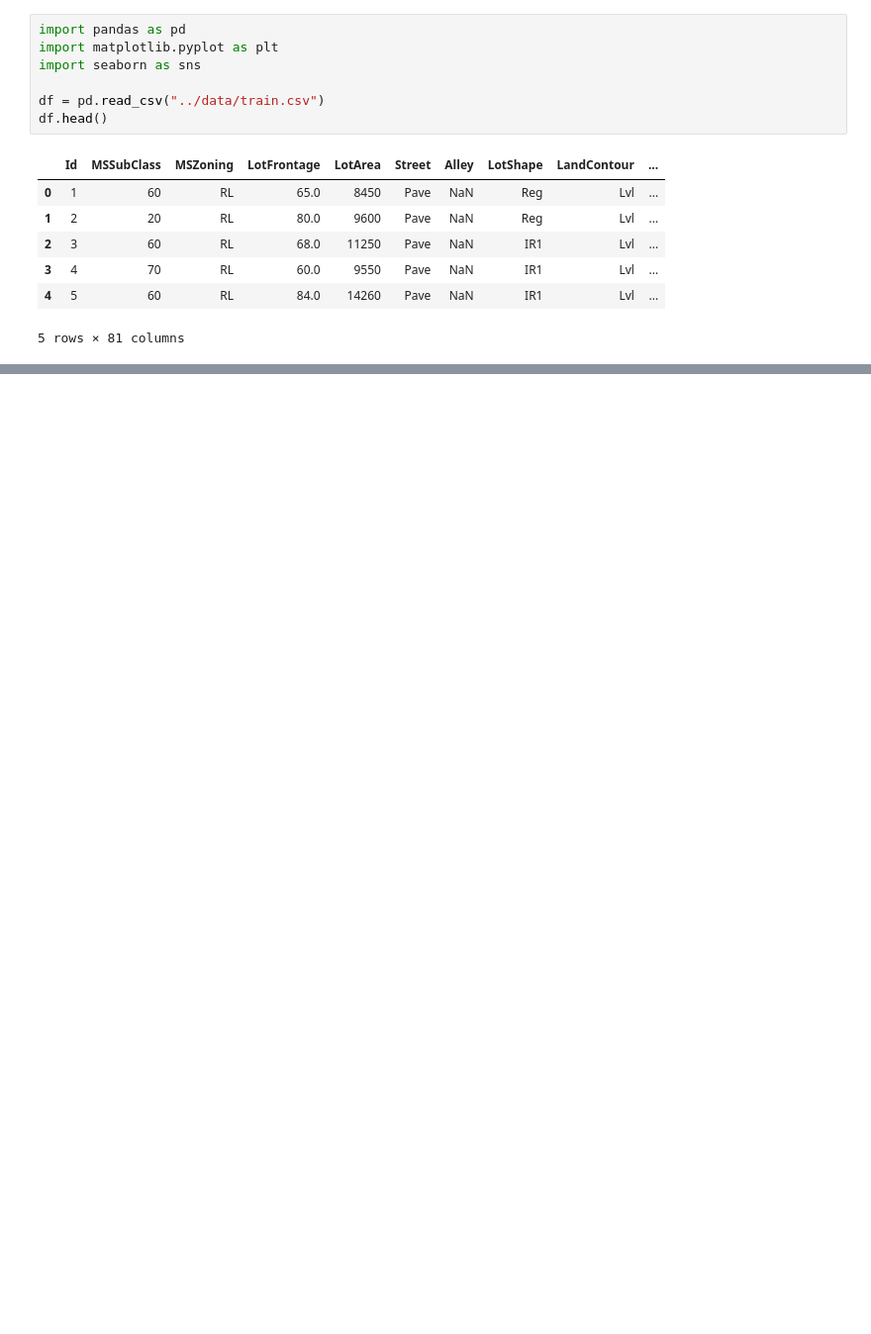
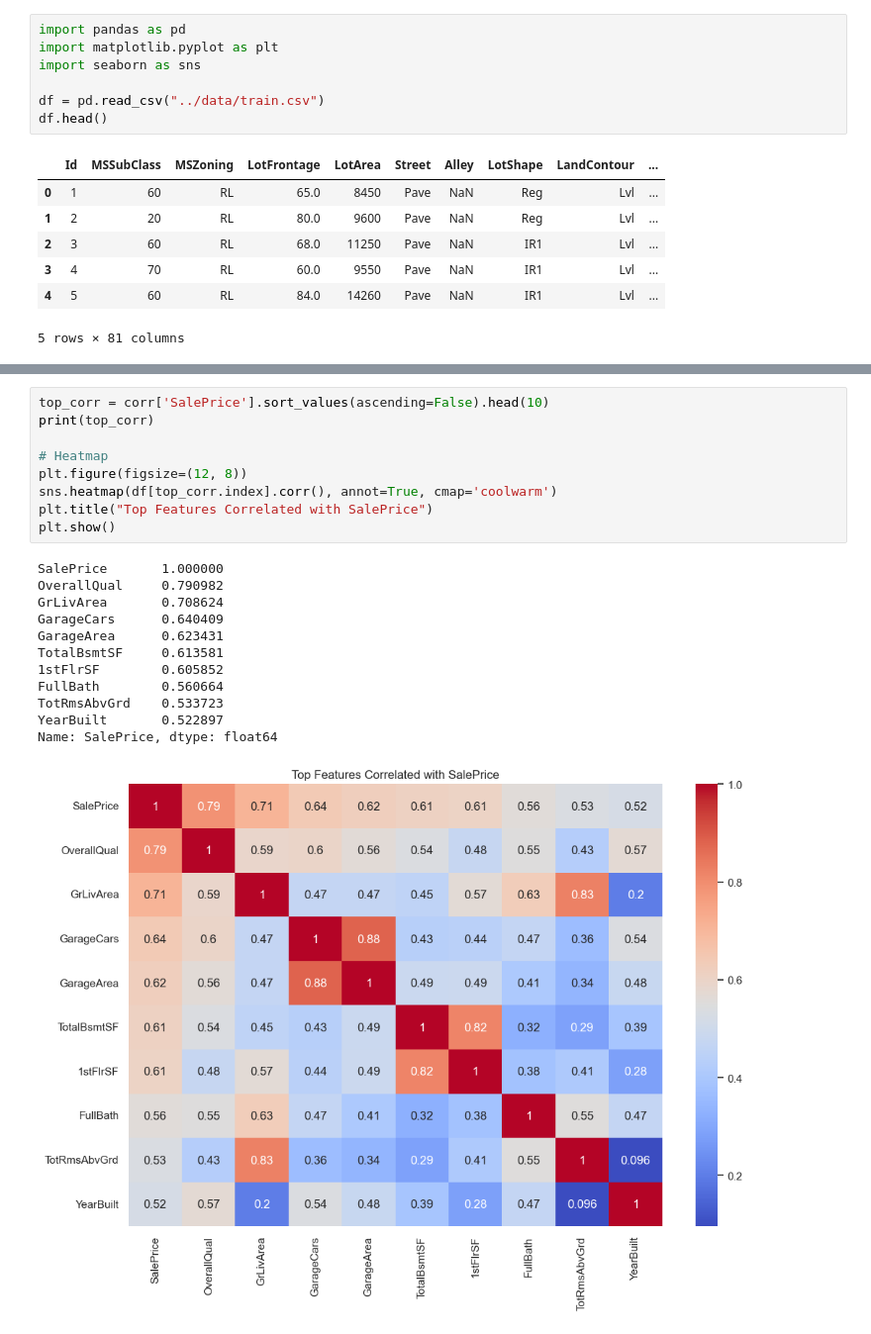
Before and after one commit to bambamivan/house-price-prediction, a Jupyter notebook: notebooks/house_price_model.ipynb, the cells around one changed output, grey strips where cells are left out. Shown: that part at 99% size. Drawn from its saved outputs; the diff is of its cells as text; blank space fills up the shorter version.

```diff
--- a/notebooks/house_price_model.ipynb
+++ b/notebooks/house_price_model.ipynb
@@ -15,0 +102,22 @@ df.head()
+# %%
+top_corr = corr['SalePrice'].sort_values(ascending=False).head(10)
+print(top_corr)
+
+# Heatmap
+plt.figure(figsize=(12, 8))
+sns.heatmap(df[top_corr.index].corr(), annot=True, cmap='coolwarm')
+plt.title("Top Features Correlated with SalePrice")
+plt.show()
+# %% [output]
+SalePrice       1.000000
+OverallQual     0.790982
+GrLivArea       0.708624
+GarageCars      0.640409
+GarageArea      0.623431
+TotalBsmtSF     0.613581
+1stFlrSF        0.605852
+FullBath        0.560664
+TotRmsAbvGrd    0.533723
+YearBuilt       0.522897
+Name: SalePrice, dtype: float64
+[figure, added]
```
Also changed, not shown: parts of 20 cells of this notebook, 3 other files.
